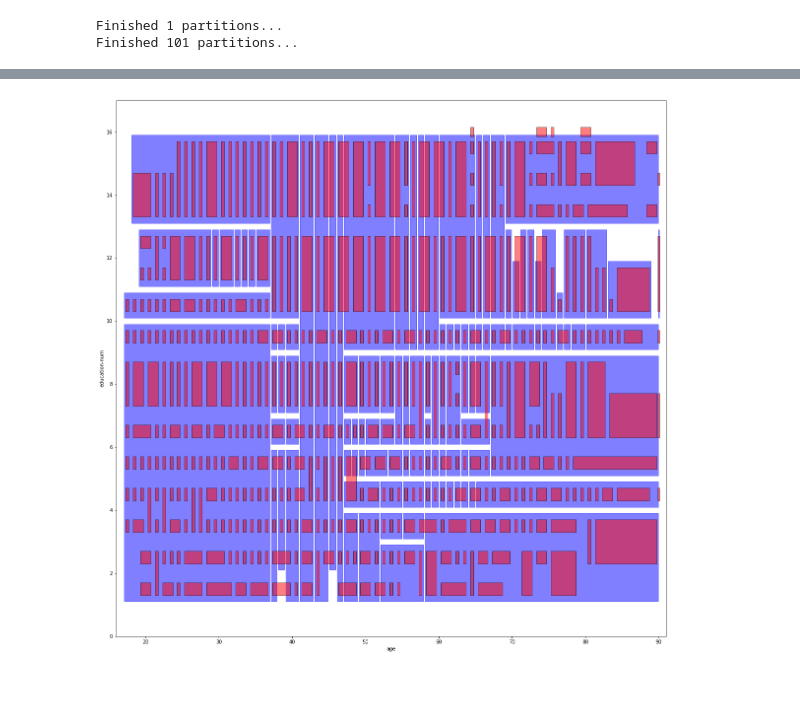
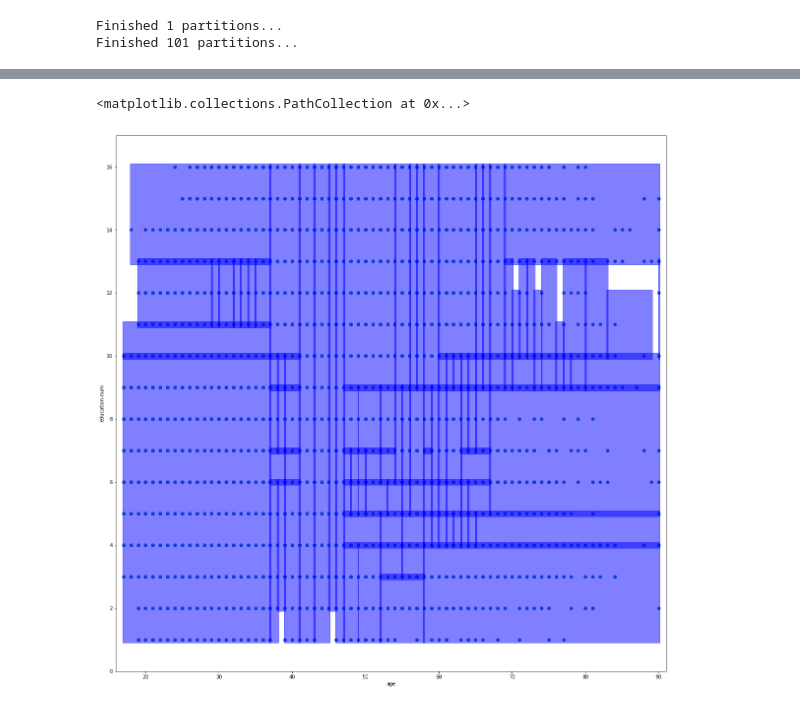
Before and after one commit to kiprotect/data-privacy-for-data-scientists, a Jupyter notebook: notebooks/02 - k Anonymity.ipynb, the cells around one changed output, grey strips where cells are left out. Saved outputs shown, nothing was run; the diff lists cells and outputs as text; code cells hidden in the pictures.

```diff
--- a/notebooks/02 - k Anonymity.ipynb
+++ b/notebooks/02 - k Anonymity.ipynb
@@ -406,17 +414,3 @@ As we can see, for regions where the value diversity is low, our l-diverse metho
 t-closeness solves this problem by making sure that the distribution of sensitive attribute values in a given partition is similar to the distribution of the values in the overall dataset.
 
 We'll implement a naive (and not efficient / correct) version of t-closeness below. As with the l-diversity case, it would be better to tailor the `split` function to produce partitions that are t-close, which would increase the efficiency of the method.
-# %%
-def t_closeness(df, partition, column, global_freqs):
-    total_count = float(len(partition))
-    d_total = 0
-    group_counts = df.loc[partition].groupby(column)[column].agg('count')
-    for value, count in group_counts.to_dict().items():
-        p = count/total_count
-        d_total += abs(p-global_freqs[value])
-    return d_total
-
-def is_t_close(df, partition, sensitive_column, global_freqs, p=0.4):
-    if not sensitive_column in categorical:
-        raise ValueError("this method only works for categorical values")
-    return t_closeness(df, partition, sensitive_column, global_freqs) <= p
@@ -423,8 +424,8 @@ def is_t_close(df, partition, sensitive_column, global_freqs, p=0.4):
 # %%
-freqs = {}
+# here we generate the global frequencies for the sensitive column
+global_freqs = {}
 total_count = float(len(df))
 group_counts = df.groupby(sensitive_column)[sensitive_column].agg('count')
 for value, count in group_counts.to_dict().items():
     p = count/total_count
-    freqs[value] = p
-finished_t_close_partitions = partition_dataset(df, feature_columns, sensitive_column, full_spans, lambda *args: is_k_anonymous(*args) and is_t_close(*args, freqs))
+    global_freqs[value] = p
@@ -431,3 +436,17 @@ finished_t_close_partitions = partition_dataset(df, feature_columns, sensitive_c
+# %%
+# %load "../solutions/k-anonymity/closeness.py"
+
+def is_t_close(df, partition, sensitive_column, global_freqs, p=0.2):
+    """
+    :param               df: The dataframe for which to check l-diversity
+    :param        partition: The partition of the dataframe on which to check l-diversity
+    :param sensitive_column: The name of the sensitive column
+    :param     global_freqs: The global frequencies of the sensitive attribute values
+    :param                p: The maximum allowed Kolmogorov-Smirnov distance
+    """
+# %%
+# Let's apply this to our dataset
+finished_t_close_partitions = partition_dataset(df, feature_columns, sensitive_column, full_spans, lambda *args: is_k_anonymous(*args) and is_t_close(*args, global_freqs))
 # %%
 len(finished_t_close_partitions)
 # %% [output]
@@ -464,7 +484,9 @@ t_close_rects = get_partition_rects(df, finished_t_close_partitions, column_x, c
 # %%
 pl.figure(figsize=(20,20))
 ax = pl.subplot(111)
 plot_rects(df, ax, t_close_rects, column_x, column_y, edgecolor='b', facecolor='b')
-plot_rects(df, ax, rects, column_x, column_y, facecolor='r')
+#plot_rects(df, ax, rects, column_x, column_y, facecolor='r')
+pl.scatter(df[column_x], df[column_y])
 # %% [output]
+<matplotlib.collections.PathCollection at 0x...>
-[figure, old version]
+[figure, new version]
```
Also changed, not shown: parts of 42 cells of this notebook, 13 other files.
